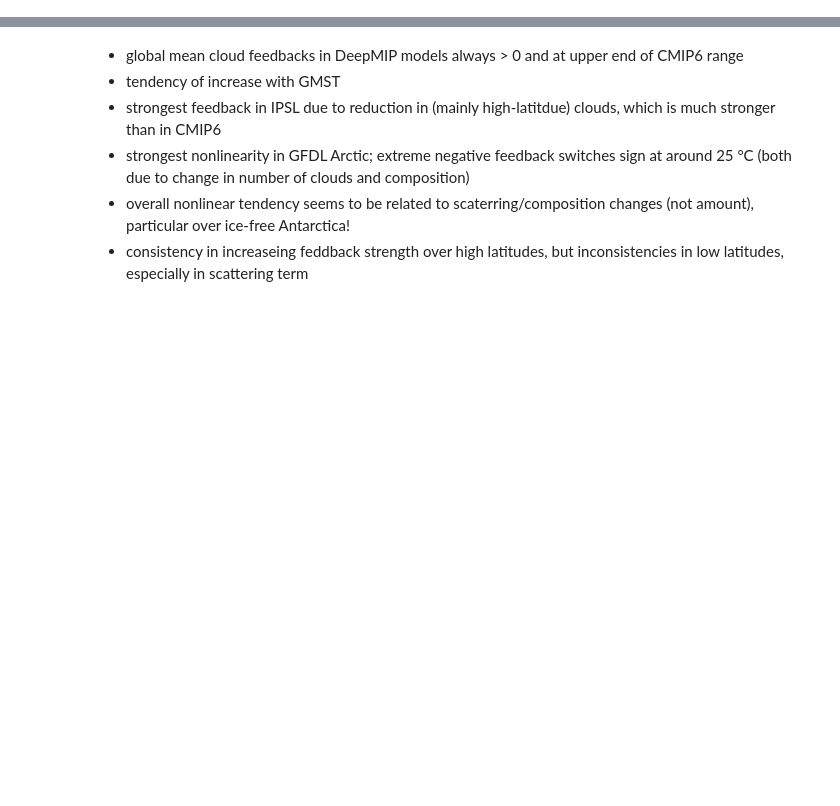
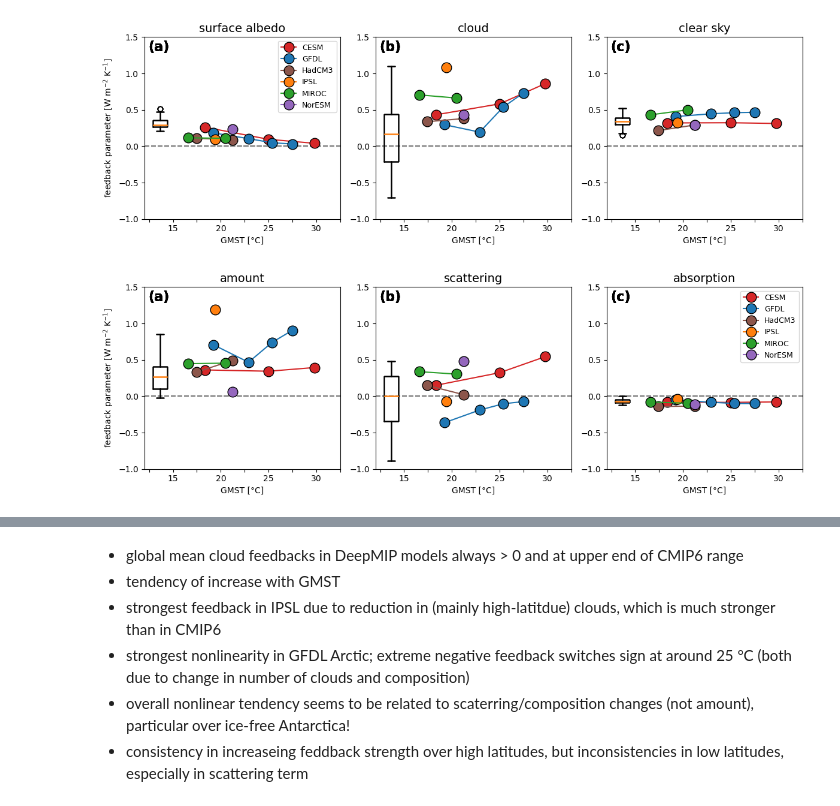
Before and after one commit to sebsteinig/aprp_deepmip, a Jupyter notebook: code/plot_aprp_overview.ipynb, the cells around one changed output, grey strips where cells are left out. Drawn from its saved outputs; the diff is of its cells as text; code cells hidden in the pictures; blank space fills up the shorter version.

```diff
--- a/code/plot_aprp_overview.ipynb
+++ b/code/plot_aprp_overview.ipynb
@@ -169 +267,11 @@ def plot_feedbacks_area_means(feedbacks_dict, feedbacks_dict_cmip, axs, fig, ymi
+# %%
+# Create publication figures
+fig, axs = plt.subplots(1, 3, figsize=(12, 4))
+plot_net_feedbacks(feedbacks_gm, feedbacks_gm_cmip, axs, fig, -1.0, 1.5, "")
+
+fig, axs = plt.subplots(1, 3, figsize=(12, 4))
+plot_cloud_components(feedbacks_gm, feedbacks_gm_cmip, axs, fig, -1.0, 1.5, "")
+# %% [output]
+[figure, added]
+[figure, added]
 # %%
```
Also changed, not shown: parts of 7 cells of this notebook, 2 other files.
